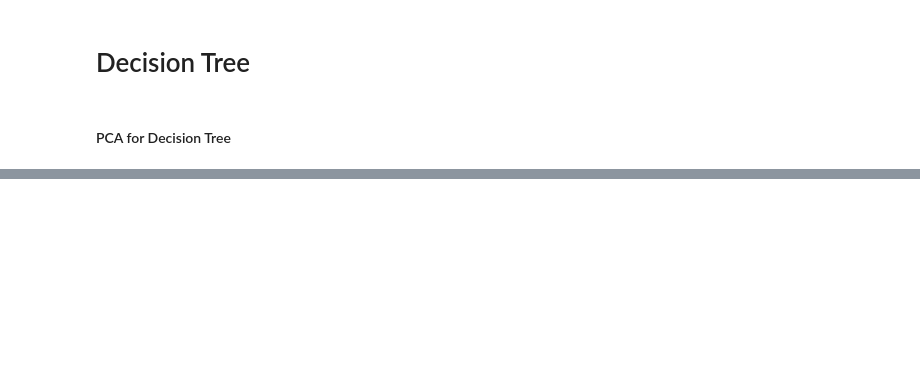
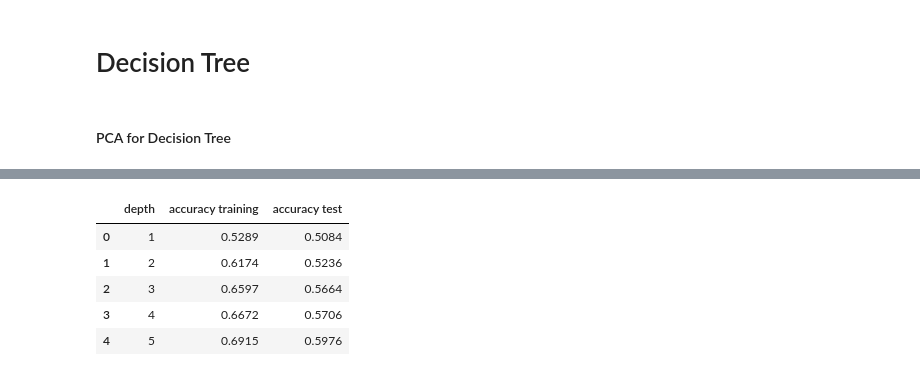
Before and after one commit to HubertWojcik10/machine_learning_project, a Jupyter notebook: final.ipynb, the cells around one changed output, grey strips where cells are left out. Drawn from its saved outputs; the diff is of its cells as text; code cells hidden in the pictures; blank space fills up the shorter version.

```diff
--- a/final.ipynb
+++ b/final.ipynb
@@ -191,0 +442,9 @@ dt_dataframe =pd.DataFrame(data=l, columns=['depht', 'accuracy'])
+# %%
+df_decisiontree.head()
+# %% [output]
+|  | depth | accuracy training | accuracy test |
+| 0 | 1 | 0.5289 | 0.5084 |
+| 1 | 2 | 0.6174 | 0.5236 |
+| 2 | 3 | 0.6597 | 0.5664 |
+| 3 | 4 | 0.6672 | 0.5706 |
+| 4 | 5 | 0.6915 | 0.5976 |
```
Also changed, not shown: parts of 37 cells of this notebook, 2 other files.
